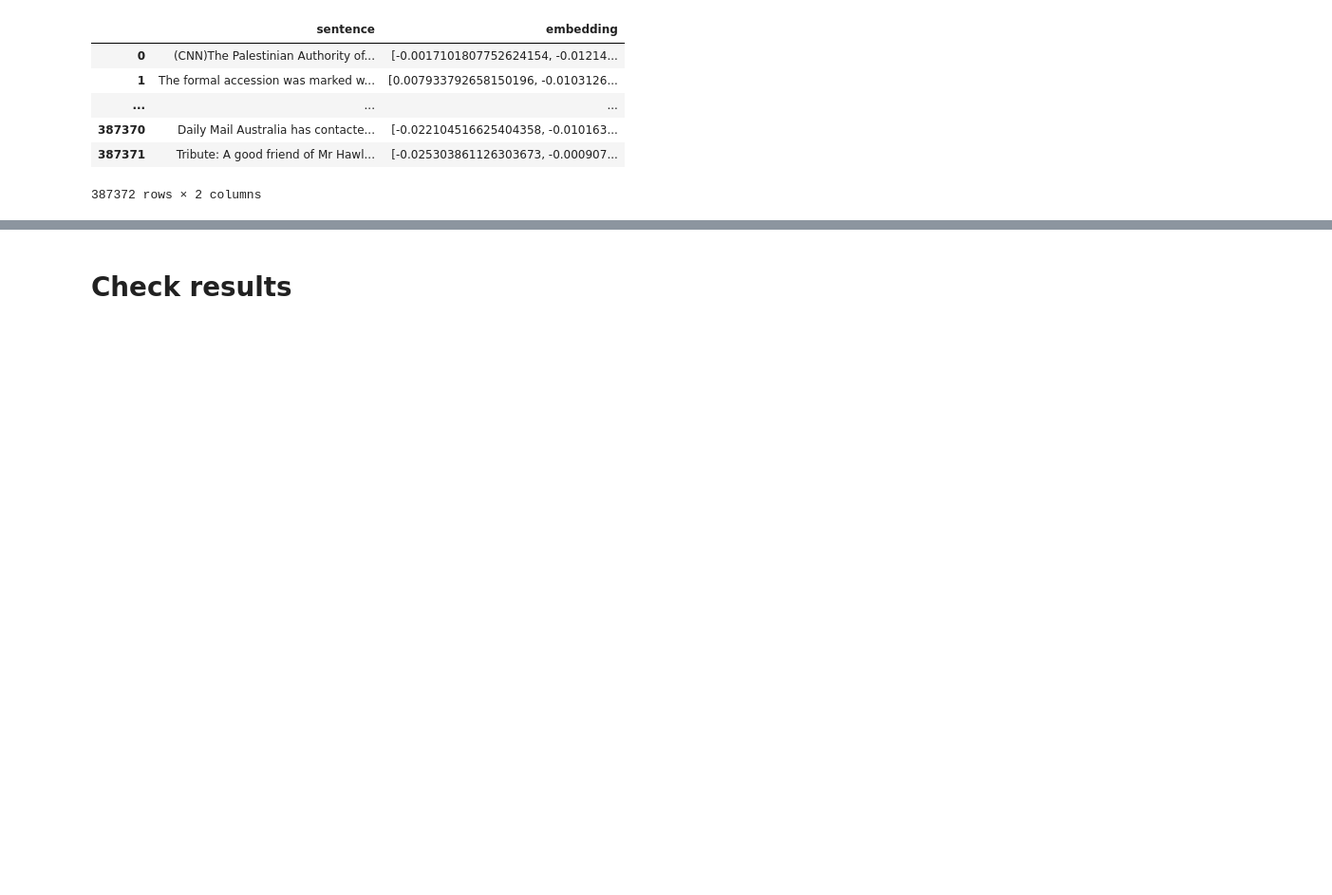
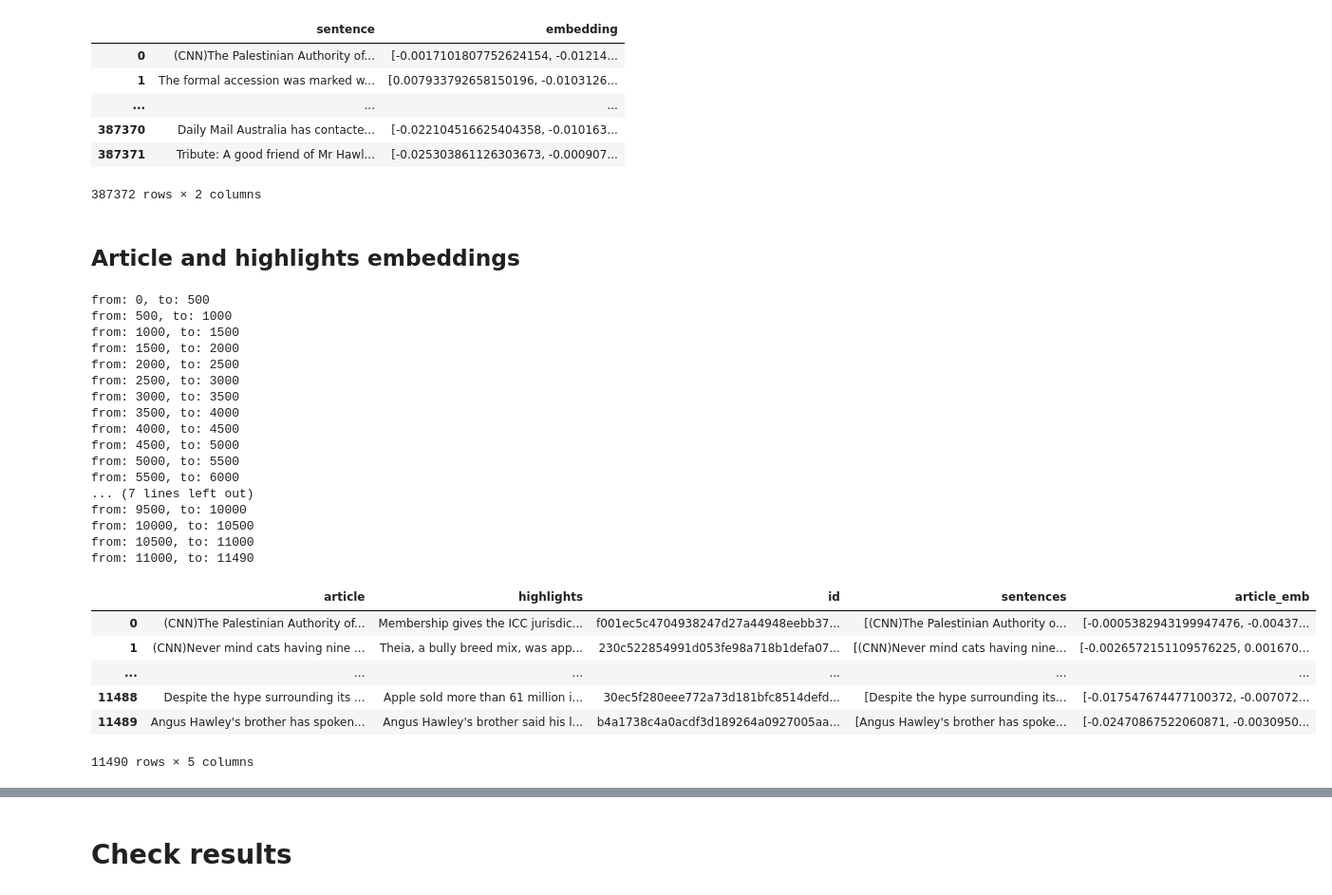
Before and after one commit to cfong32/key-sentence-extraction, a Jupyter notebook: exp7_save_gpt_embeddings.ipynb, the cells around one changed output, grey strips where cells are left out. Shown at 95% size. Cells and saved outputs as stored; diff of their text form; code cells hidden in the pictures; blank space fills up the shorter version.

```diff
--- a/exp7_save_gpt_embeddings.ipynb
+++ b/exp7_save_gpt_embeddings.ipynb
@@ -167,0 +186,62 @@ df_sent
+# %% [markdown]
+## Article and highlights embeddings
+# %%
+# request for openai's embeddings through api
+def get_embeddings(df, inp_col, outp_col, batch_size=500, model='text-embedding-ada-002', verbose=True):
+
+    df[outp_col] = np.NaN
+    df[outp_col] = df[outp_col].astype(object)
+
+    # this loop saves received embeddings every iteration
+    # when error occurs at any request (iteration), just re-run the loop and
+    # it will skip those saved batches and start from the batch which error occured
+    for i in range(0, len(df), batch_size):
+        start, stop = i, min(i+batch_size, len(df))
+        if verbose:
+            print(f'from: {start}, to: {stop}')
+
+        # skip if results of this batch has saved
+        if df.loc[start:stop, outp_col].notna().all():
+            continue
+
+        res = openai.Embedding.create(
+            input=df.loc[start:stop][inp_col].tolist(),
+            engine=model,
+        )
+        X = np.array([r['embedding'] for r in res['data']])
+
+        for k, j in enumerate(range(start, stop)):
+            df.at[j, outp_col] = X[k]
+
+        sleep(1)    # avoid requesting too fast
+
+    return df
+
+BATCH_SIZE = 500
+df = get_embeddings(df, 'article', 'article_emb', BATCH_SIZE, MODEL_TO_USE)
+df
+# %% [output]
+from: 0, to: 500
+from: 500, to: 1000
+from: 1000, to: 1500
+from: 1500, to: 2000
+from: 2000, to: 2500
+from: 2500, to: 3000
+from: 3000, to: 3500
+from: 3500, to: 4000
+from: 4000, to: 4500
+from: 4500, to: 5000
+from: 5000, to: 5500
+from: 5500, to: 6000
+... (7 lines left out)
+from: 9500, to: 10000
+from: 10000, to: 10500
+from: 10500, to: 11000
+from: 11000, to: 11490
+|  | article | highlights | id | sentences | article_emb |
+| 0 | (CNN)The Palestinian Authority of... | Membership gives the ICC jurisdic... | f001ec5c4704938247d27a44948eebb37... | [(CNN)The Palestinian Authority o... | [-0.0005382943199947476, -0.00437... |
+| 1 | (CNN)Never mind cats having nine ... | Theia, a bully breed mix, was app... | 230c522854991d053fe98a718b1defa07... | [(CNN)Never mind cats having nine... | [-0.0026572151109576225, 0.001670... |
+| ... | ... | ... | ... | ... | ... |
+| 11488 | Despite the hype surrounding its ... | Apple sold more than 61 million i... | 30ec5f280eee772a73d181bfc8514defd... | [Despite the hype surrounding its... | [-0.017547674477100372, -0.007072... |
+| 11489 | Angus Hawley's brother has spoken... | Angus Hawley's brother said his l... | b4a1738c4a0acdf3d189264a0927005aa... | [Angus Hawley's brother has spoke... | [-0.02470867522060871, -0.0030950... |
+11490 rows × 5 columns
```
Also changed, not shown: parts of 9 cells of this notebook.
